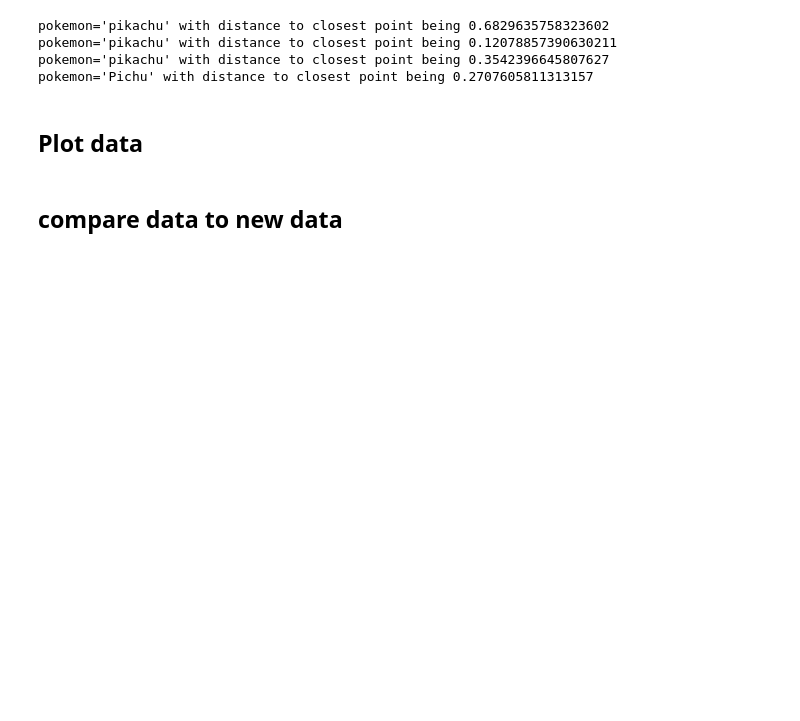
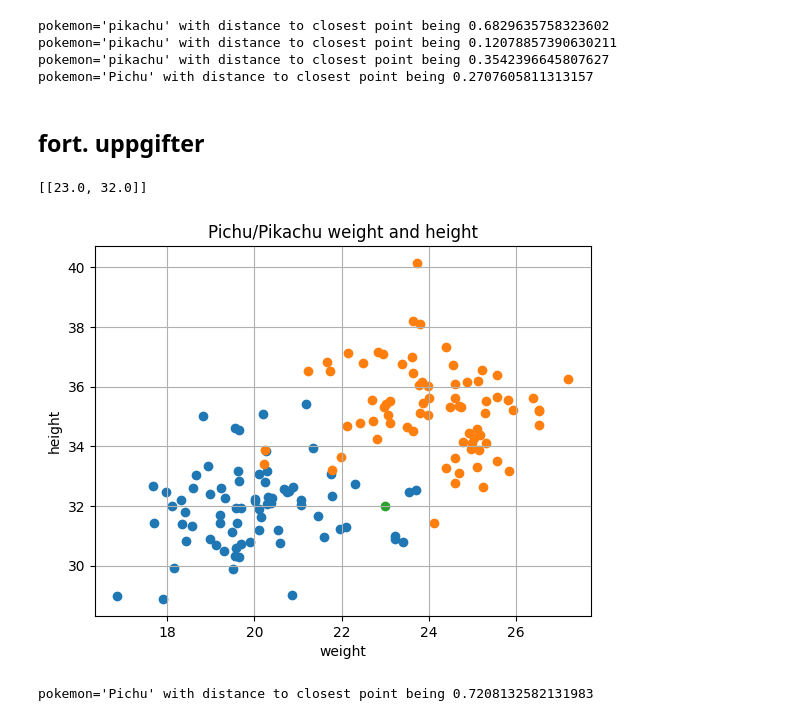
Before and after one commit to Razjoh/Python-Rasmus-Johansson, a Jupyter notebook: Labs/lab2.ipynb, the cells around one changed output. Cells and saved outputs as stored; diff of their text form; code cells hidden in the pictures; blank space fills up the shorter version.

Commit message:
takes in user data and checks for error

```diff
--- a/Labs/lab2.ipynb
+++ b/Labs/lab2.ipynb
@@ -14,12 +14,38 @@
 import math
 import matplotlib.pyplot as plt
 
+# matches the test data to the closest data point and determines type
 def check_data(cases, pichu_data, pikachu_data):
     for case in cases:
         # set closest dot and pokemon
         distance = 100000
         pokemon = ""
 
+
+        #loop in pichu_data and pikachu_data
+        for pichu, pikachu in zip(pichu_data,pikachu_data):
+            # calculates the distance between pichu/pikachu and the new data
+            pichu_distance = math.sqrt((case[0]-pichu[0])**2 + (case[1]-pichu[1])**2)
+            pikachu_distace = math.sqrt((case[0]-pikachu[0])**2 + (case[1]-pikachu[1])**2)
+
+            # checks if pichu is closer to test than pikachu and previus closest
+            if pichu_distance < pikachu_distace and pichu_distance < distance:
+                distance = pichu_distance
+                pokemon = "Pichu"
+            # checks if pikachu is closer to test than pichu and previus closest
+            elif pikachu_distace < pichu_distance and pikachu_distace < distance:
+                distance = pikachu_distace
+                pokemon = "pikachu"
+
+        print(f"{pokemon=} with distance to closest point being {distance}")
+
+# same as check_data but uses the 10 closest points to determine type
+def improved_check_data(cases, pichu_data, pikachu_data):
+    for case in cases:
+        # set closest dot and pokemon
+        distance = 100000
+        pokemon = ""
+        pokemon_lst = []
 
         #loop in pichu_data and pikachu_data
         for pichu, pikachu in zip(pichu_data,pikachu_data):
@@ -116,7 +142,25 @@ pokemon='pikachu' with distance to closest point being 0.6829635758323602
 pokemon='pikachu' with distance to closest point being 0.12078857390630211
 pokemon='pikachu' with distance to closest point being 0.3542396645807627
 pokemon='Pichu' with distance to closest point being 0.2707605811313157
-# %% [markdown]
-## Plot data
-# %% [markdown]
-## compare data to new data
+# %% [markdown]
+## fort. uppgifter
+# %%
+
+user_test = [input("Input width and height of your pokemon") for _ in range(2)]
+
+try:
+    user_test[0] = float(user_test[0])
+    user_test[1] = float(user_test[1])
+    if user_test[0] < 0 or user_test[1] <0:
+        raise ValueError("Negative numbers not allowed")
+except ValueError as err:
+    print(err)
+
+user_test = [user_test]
+print(user_test)
+plot_data(pichu_data, pikachu_data, user_test)
+check_data(user_test, pichu_data, pikachu_data)
+# %% [output]
+[[23.0, 32.0]]
+[figure, added]
+pokemon='Pichu' with distance to closest point being 0.7208132582131983
```
Also changed, not shown: parts of 2 cells of this notebook.
